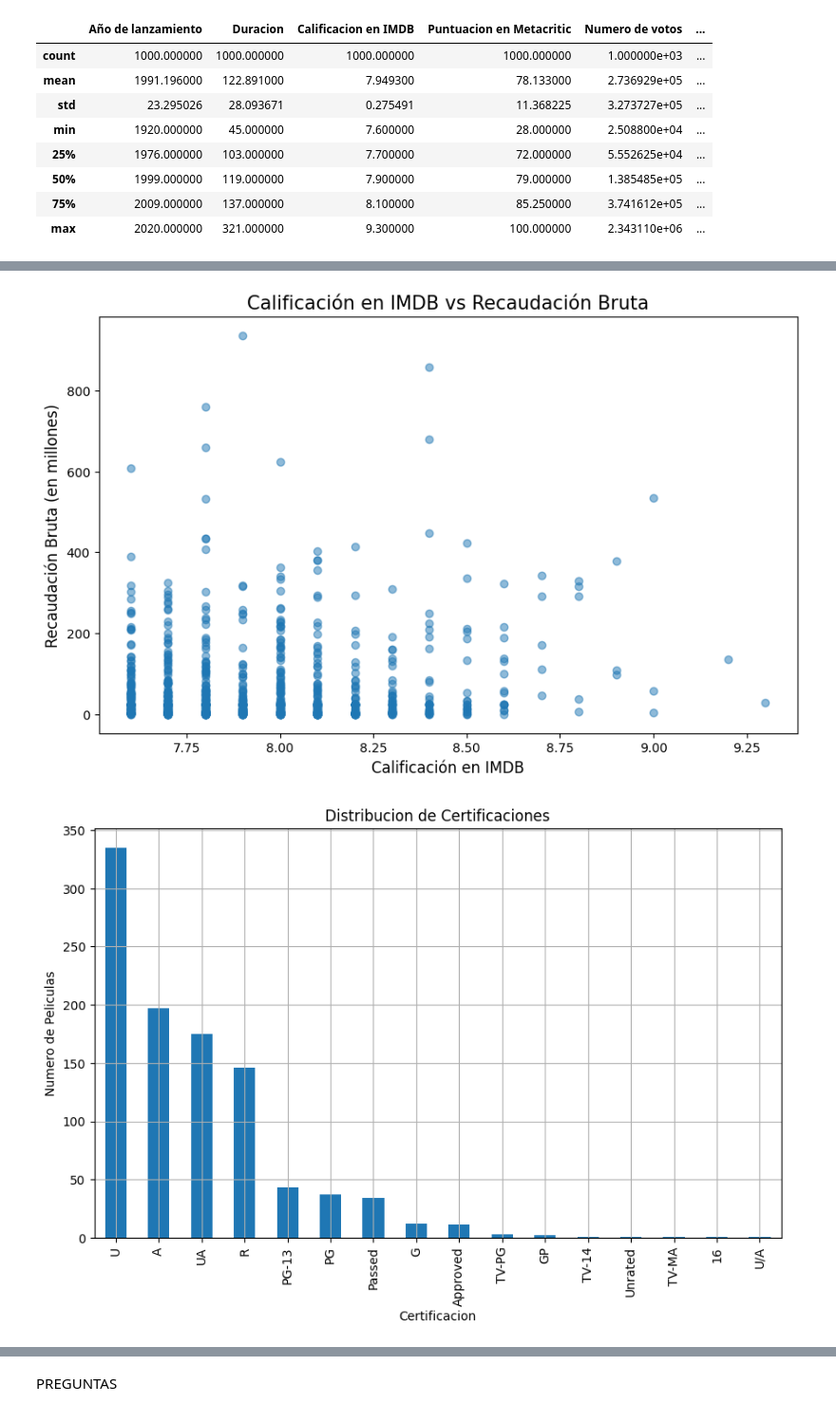
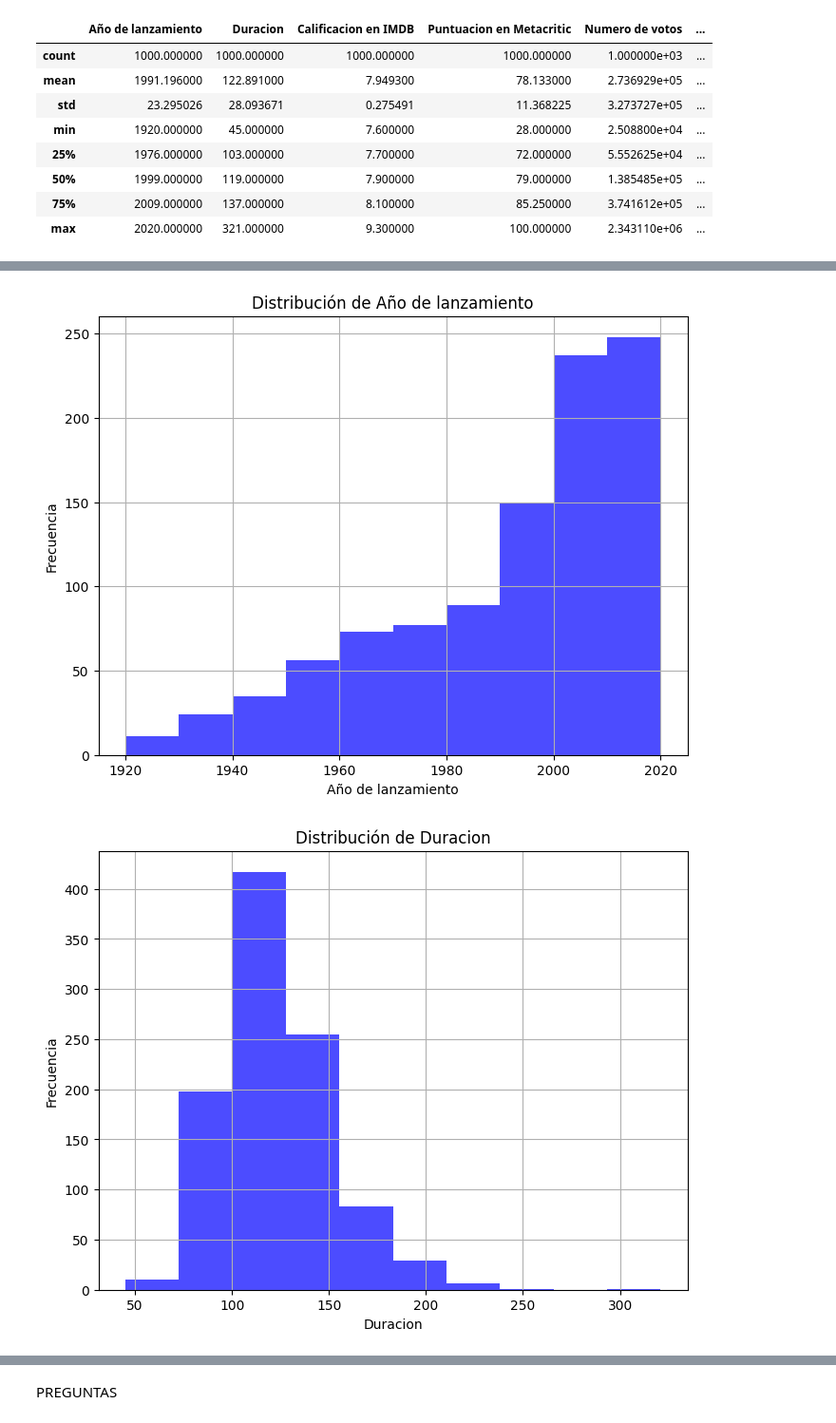
Before and after one commit to Dataniel31/Proyecto1-AnalisisDe-Pel-culasySeries-de-TVenIMDB, a Jupyter notebook: Proyecto1.ipynb, the cells around one changed output, grey strips where cells are left out. Shown at 95% size. Saved outputs shown, nothing was run; the diff lists cells and outputs as text; code cells hidden in the pictures.

```diff
--- a/Proyecto1.ipynb
+++ b/Proyecto1.ipynb
@@ -429,28 +401,15 @@ plt.show()
-# %%
-
-# Dividir la recaudación bruta por un millón para representar en millones
-df['Recaudacion bruta en millones'] = df['Recaudacion bruta'] / 1e6
-
-# Configurar el tamaño del gráfico
-plt.figure(figsize=(10, 6))
-
-# Diagrama de dispersión entre calificación en IMDB y recaudación bruta en millones
-plt.scatter(df['Calificacion en IMDB'], df['Recaudacion bruta en millones'], alpha=0.5)
-plt.title('Calificación en IMDB vs Recaudación Bruta', fontsize=15)
-plt.xlabel('Calificación en IMDB', fontsize=12)
-plt.ylabel('Recaudación Bruta (en millones)', fontsize=12)
-
-# Mostrar el gráfico
-plt.show()
-# %% [output]
-[figure, removed]
-# %%
-plt.figure(figsize=(10, 6))
-df['Certificacion'].value_counts().plot(kind='bar')
-plt.title('Distribucion de Certificaciones')
-plt.xlabel('Certificacion')
-plt.ylabel('Numero de Peliculas')
-plt.grid(True)
-plt.show()
-# %% [output]
-[figure, removed]
+# %%
+df_num = df.select_dtypes(include=[np.number])
+
+# Crear un histograma para cada variable numérica
+for col in df_num.columns:
+    plt.figure(figsize=(8, 6))
+    plt.hist(df_num[col], bins=10, alpha=0.7, color='blue')
+    plt.title(f'Distribución de {col}')
+    plt.xlabel(col)
+    plt.ylabel('Frecuencia')
+    plt.grid(True)
+    plt.show()
+# %% [output]
+[figure, added]
+[figure, added]
```
Also changed, not shown: parts of 34 cells of this notebook.
